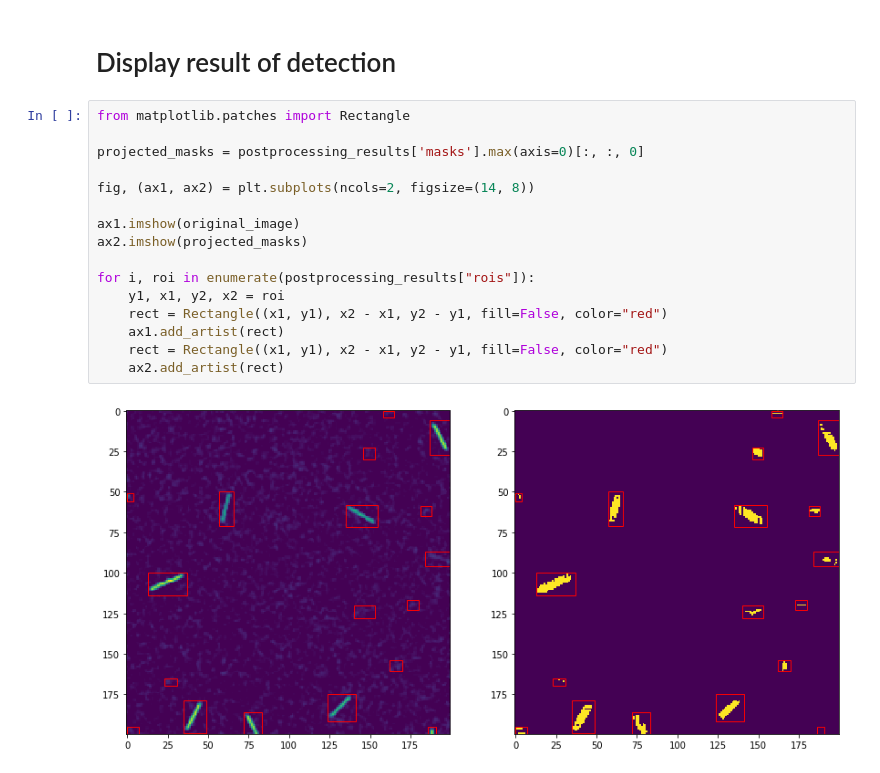
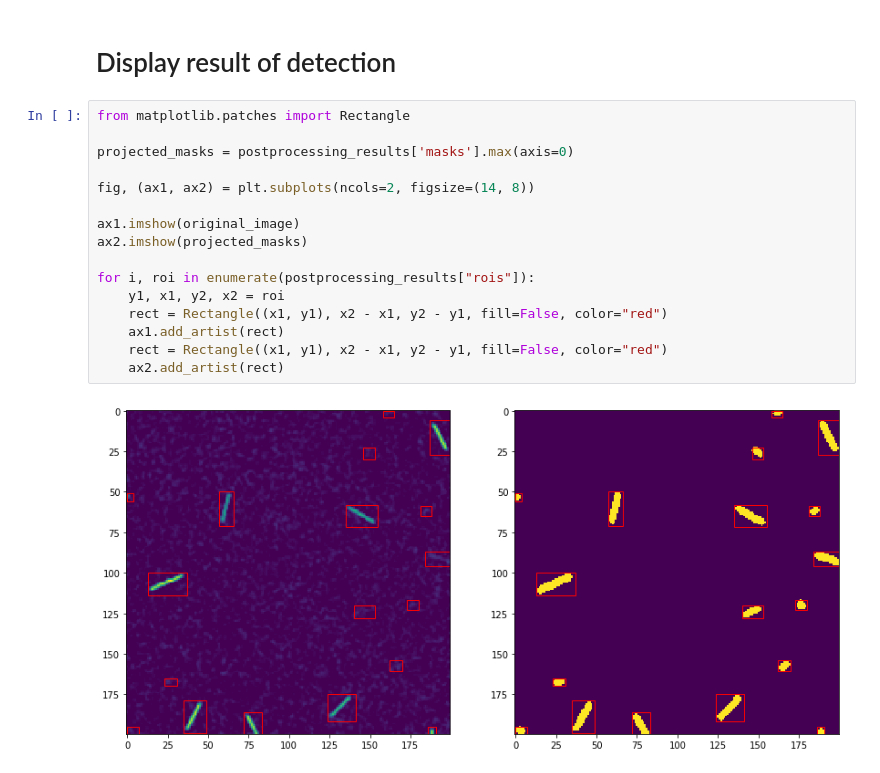
Before and after one commit to hadim/Fiji_MaskRCNN, a Jupyter notebook: training/Notebooks/4_Build_Processing_Graph.ipynb, the cells around one changed output. Cells and saved outputs as stored; diff of their text form.

Commit message:
Implement resize masks in Fiji plugin

```diff
--- a/training/Notebooks/4_Build_Processing_Graph.ipynb
+++ b/training/Notebooks/4_Build_Processing_Graph.ipynb
@@ -546,18 +549,18 @@ array([0.99999917, 0.99999607, 0.9999956 , 0.99998593, 0.9999827 ,
 # %%
 from matplotlib.patches import Rectangle
 
-projected_masks = postprocessing_results['masks'].max(axis=0)[:, :, 0]
+projected_masks = postprocessing_results['masks'].max(axis=0)
 
 fig, (ax1, ax2) = plt.subplots(ncols=2, figsize=(14, 8))
 
 ax1.imshow(original_image)
 ax2.imshow(projected_masks)
 
 for i, roi in enumerate(postprocessing_results["rois"]):
     y1, x1, y2, x2 = roi
     rect = Rectangle((x1, y1), x2 - x1, y2 - y1, fill=False, color="red")
     ax1.add_artist(rect)
     rect = Rectangle((x1, y1), x2 - x1, y2 - y1, fill=False, color="red")
     ax2.add_artist(rect)
 # %% [output]
-[figure, old version]
+[figure, new version]
```
Also changed, not shown: parts of 3 cells of this notebook, 3 other files.
